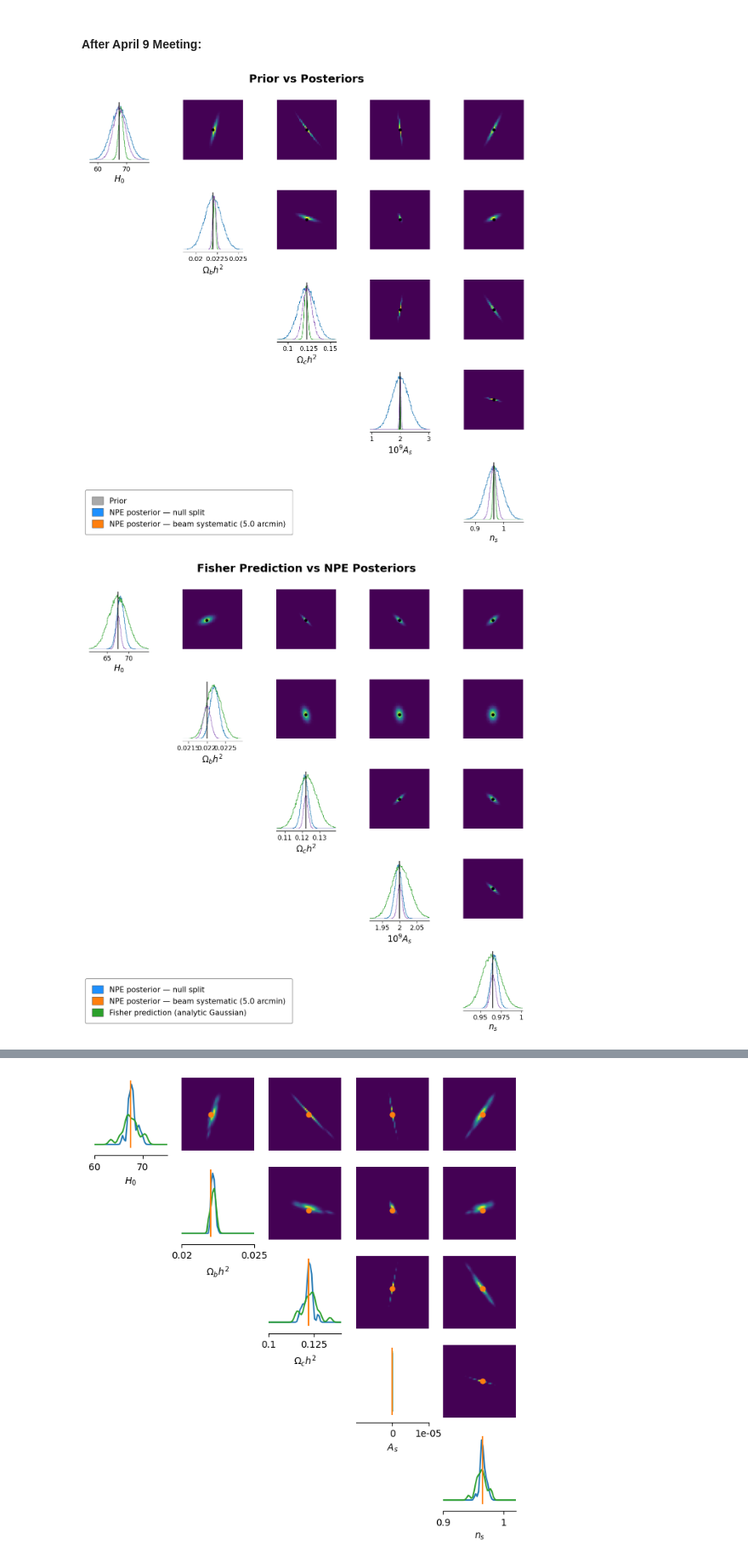
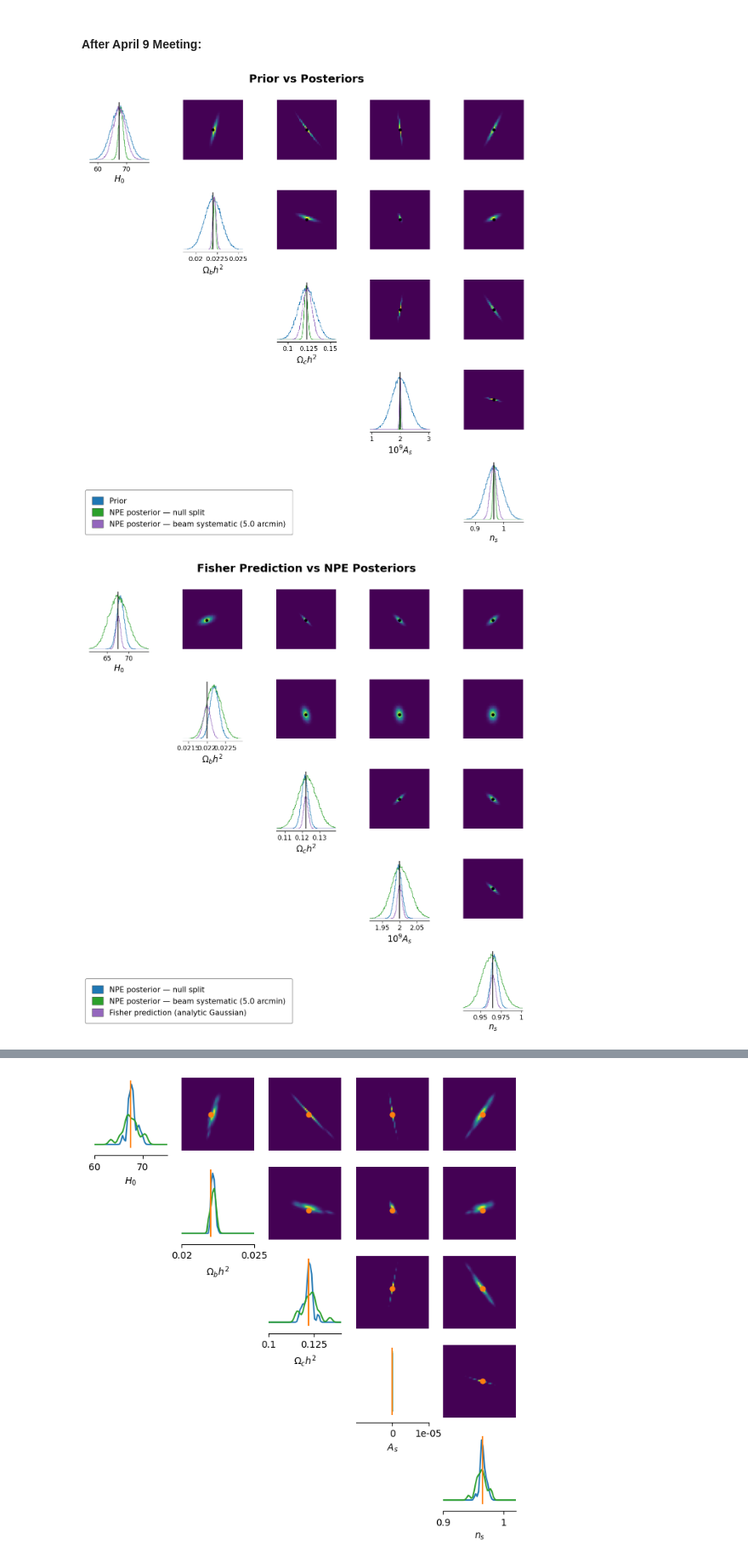
Before and after one commit to jayvasireddy/Part-III-Research-Project, a Jupyter notebook: output_beam_miscalibration_same_sky.ipynb, the cells around one changed output, grey strips where cells are left out. Shown at 85% size. Drawn from its saved outputs; the diff is of its cells as text; code cells hidden in the pictures.

Commit message:
fixed legend issues

```diff
--- a/output_beam_miscalibration_same_sky.ipynb
+++ b/output_beam_miscalibration_same_sky.ipynb
@@ -609,6 +614,12 @@ def _prior_limits(prior, n_sigma=3.5):
     return [[mean[i] - n_sigma * std[i], mean[i] + n_sigma * std[i]] for i in range(5)]
 
 
+def _sys_label(beam_systematic):
+    if beam_systematic is not None:
+        return f"NPE posterior — beam systematic ({beam_systematic:.1f} arcmin)"
+    return "NPE posterior — systematic split"
+
+
 # ------------------------------------------------------------------
 # Fisher information: analytic posterior prediction
 # ------------------------------------------------------------------
@@ -641,11 +652,6 @@ def plot_prior_vs_posteriors(samples1, samples2, prior, theta_true,
     theta_true_plot    = np.asarray(theta_true, dtype=float).copy()
     theta_true_plot[3] = theta_true_plot[3] * 1e9
 
-    sys_label = (
-        f"NPE posterior — beam systematic ({beam_systematic:.1f} arcmin)"
-        if beam_systematic is not None else "NPE posterior — systematic split"
-    )
-
     with mpl.rc_context(_RC):
         fig, axes = pairplot(
             samples=[prior_plot, post1_plot, post2_plot],
@@ -653,18 +659,14 @@ def plot_prior_vs_posteriors(samples1, samples2, prior, theta_true,
             limits=_prior_limits(prior),
             figsize=(13, 13),
             labels=PARAM_LABELS,
-            fig_kwargs={
-                "samples_colors": ["#aaaaaa", "dodgerblue", "tab:orange"],
-                "points_colors":  ["black"],
-                "legend":         False,
-            },
+            fig_kwargs={"points_colors": ["black"], "legend": False},
         )
 
     _style_axes(axes)
     _add_legend(fig, [
-        ("#aaaaaa",    "Prior"),
-        ("dodgerblue",   "NPE posterior — null split"),
-        ("tab:orange", sys_label),
+        ("#1f77b4", "Prior"),
+        ("#2ca02c", "NPE posterior — null split"),
+        ("#9467bd", _sys_label(beam_systematic)),
     ])
     fig.suptitle("Prior vs Posteriors", fontsize=22, fontweight="bold", y=1.01)
     plt.tight_layout()
@@ -705,11 +707,6 @@ def plot_fisher_vs_posteriors(samples1, samples2, prior, theta_true,
     stds   = all_np.std(axis=0)
     tight_limits = [[means[i] - 4.5*stds[i], means[i] + 4.5*stds[i]] for i in range(5)]
 
-    sys_label = (
-        f"NPE posterior — beam systematic ({beam_systematic:.1f} arcmin)"
-        if beam_systematic is not None else "NPE posterior — systematic split"
-    )
-
     with mpl.rc_context(_RC):
         fig, axes = pairplot(
             samples=[post1_plot, post2_plot, fisher_plot],
@@ -717,18 +714,14 @@ def plot_fisher_vs_posteriors(samples1, samples2, prior, theta_true,
             limits=tight_limits,
             figsize=(13, 13),
             labels=PARAM_LABELS,
-            fig_kwargs={
-                "samples_colors": ["dodgerblue", "tab:orange", "tab:green"],
-                "points_colors":  ["black"],
-                "legend":         False,
-            },
+            fig_kwargs={"points_colors": ["black"], "legend": False},
         )
 
     _style_axes(axes)
     _add_legend(fig, [
-        ("dodgerblue",   "NPE posterior — null split"),
-        ("tab:orange", sys_label),
-        ("tab:green",  "Fisher prediction (analytic Gaussian)"),
+        ("#1f77b4", "NPE posterior — null split"),
+        ("#2ca02c", _sys_label(beam_systematic)),
+        ("#9467bd", "Fisher prediction (analytic Gaussian)"),
     ])
     fig.suptitle("Fisher Prediction vs NPE Posteriors", fontsize=22, fontweight="bold", y=1.01)
     plt.tight_layout()
@@ -771,53 +764,44 @@ def plot_posteriors_overlaid(samples1, samples2, prior, theta_true,
     stds   = all_np.std(axis=0)
     tight_limits = [[means[i] - 4.5*stds[i], means[i] + 4.5*stds[i]] for i in range(5)]
 
-    sys_label = (
-        f"NPE posterior — beam systematic ({beam_systematic:.1f} arcmin)"
-        if beam_systematic is not None else "NPE posterior — systematic split"
-    )
-
     with mpl.rc_context(_RC):
         fig, axes = pairplot(
             samples=[post1_plot, post2_plot],
             points=torch.tensor(theta_true_plot, dtype=torch.float32)[None, :],
             limits=tight_limits,
             figsize=(13, 13),
             labels=PARAM_LABELS,
-            fig_kwargs={
-                "samples_colors": ["dodgerblue", "tab:orange"],
-                "points_colors":  ["black"],
-                "legend":         False,
-            },
+            fig_kwargs={"points_colors": ["black"], "legend": False},
         )
 
     _style_axes(axes)
     _add_legend(fig, [
-        ("dodgerblue", "NPE posterior — null split"),
-        ("tab:orange", sys_label),
+        ("#1f77b4", "NPE posterior — null split"),
+        ("#2ca02c", _sys_label(beam_systematic)),
     ])
     fig.suptitle("Null vs Systematic Posteriors", fontsize=22, fontweight="bold", y=1.01)
     plt.tight_layout()
     plt.show()
 
 
 # --- Run ---
 plot_prior_vs_posteriors(
     samples1, samples2, prior, theta_true,
     beam_systematic=beam_systematic,
 )
 
 F, C_post = plot_fisher_vs_posteriors(
     samples1, samples2, prior, theta_true, derivs, cov,
     beam_systematic=beam_systematic,
 )
 
 plot_posteriors_overlaid(
     samples1, samples2, prior, theta_true,
     beam_systematic=beam_systematic,
 )
 # %% [output]
-[figure, old version]
+[figure, new version]
-[figure, old version]
+[figure, new version]
 Parameter 1σ widths  (A_s in units of 10^9 A_s):
 Parameter                Fisher σ   NPE σ (null)   NPE σ (sys)
 ───────────────────────────────────────────────────────────────
```
Also changed, not shown: parts of 2 cells of this notebook.
